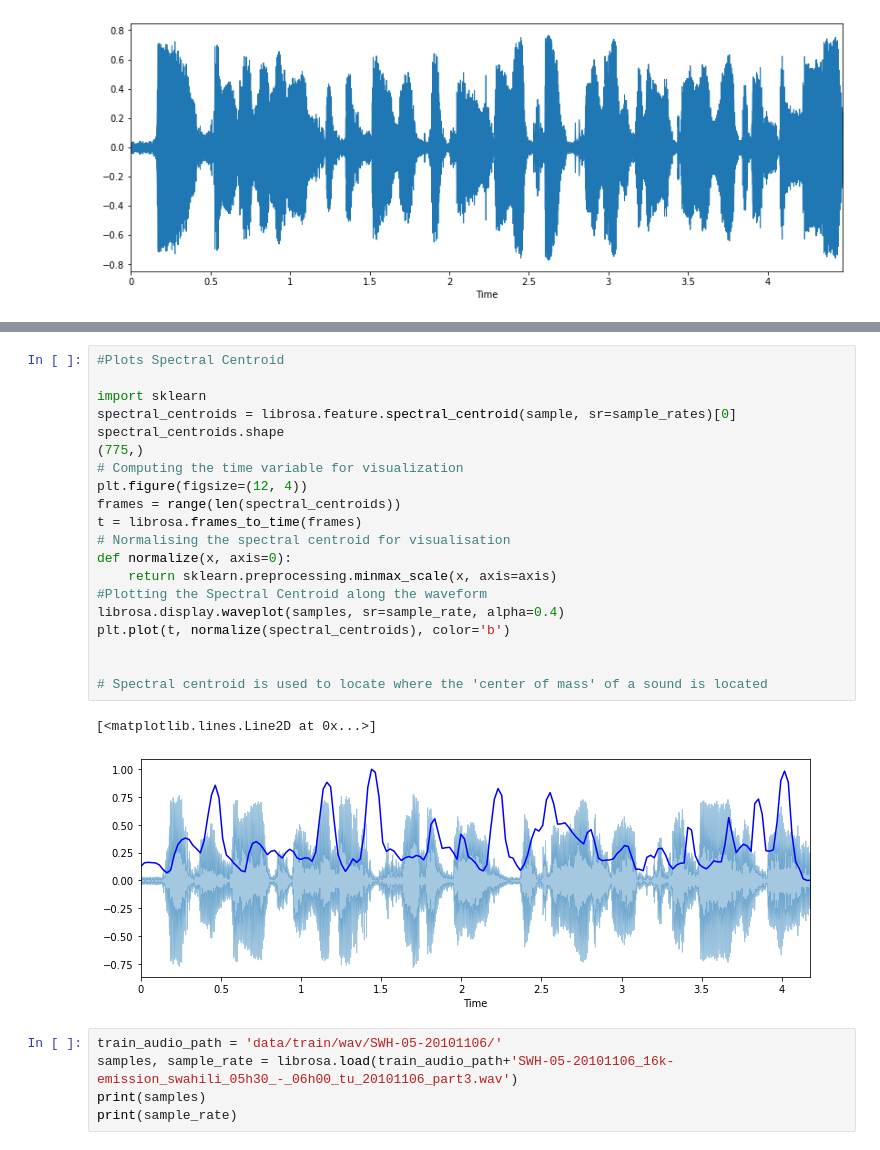
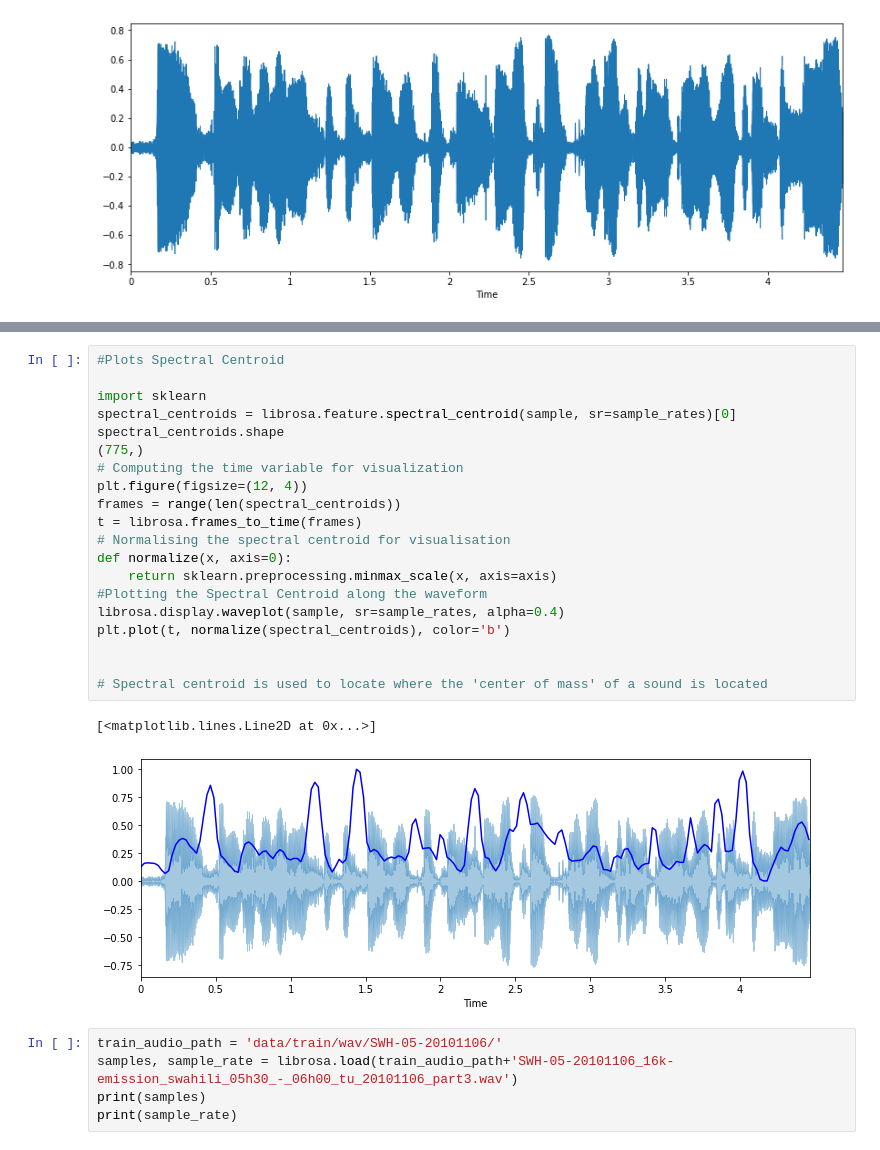
Before and after one commit to nebasam/Week-4, a Jupyter notebook: data_preprocessing.ipynb, the cells around one changed output, grey strips where cells are left out. Saved outputs shown, nothing was run; the diff lists cells and outputs as text.

```diff
--- a/data_preprocessing.ipynb
+++ b/data_preprocessing.ipynb
@@ -93,26 +97,26 @@ librosa.display.specshow(mfccs, sr=sample_rate, x_axis='time')
 # %%
 #Plots Spectral Centroid
 
 import sklearn
 spectral_centroids = librosa.feature.spectral_centroid(sample, sr=sample_rates)[0]
 spectral_centroids.shape
 (775,)
 # Computing the time variable for visualization
 plt.figure(figsize=(12, 4))
 frames = range(len(spectral_centroids))
 t = librosa.frames_to_time(frames)
 # Normalising the spectral centroid for visualisation
 def normalize(x, axis=0):
     return sklearn.preprocessing.minmax_scale(x, axis=axis)
 #Plotting the Spectral Centroid along the waveform
-librosa.display.waveplot(samples, sr=sample_rate, alpha=0.4)
+librosa.display.waveplot(sample, sr=sample_rates, alpha=0.4)
 plt.plot(t, normalize(spectral_centroids), color='b')
 
 
 # Spectral centroid is used to locate where the 'center of mass' of a sound is located
 # %% [output]
 [<matplotlib.lines.Line2D at 0x...>]
-[figure, old version]
+[figure, new version]
 # %%
 train_audio_path = 'data/train/wav/SWH-05-20101106/'
 samples, sample_rate = librosa.load(train_audio_path+'SWH-05-20101106_16k-emission_swahili_05h30_-_06h00_tu_20101106_part3.wav')
```
Also changed, not shown: parts of 25 cells of this notebook.
